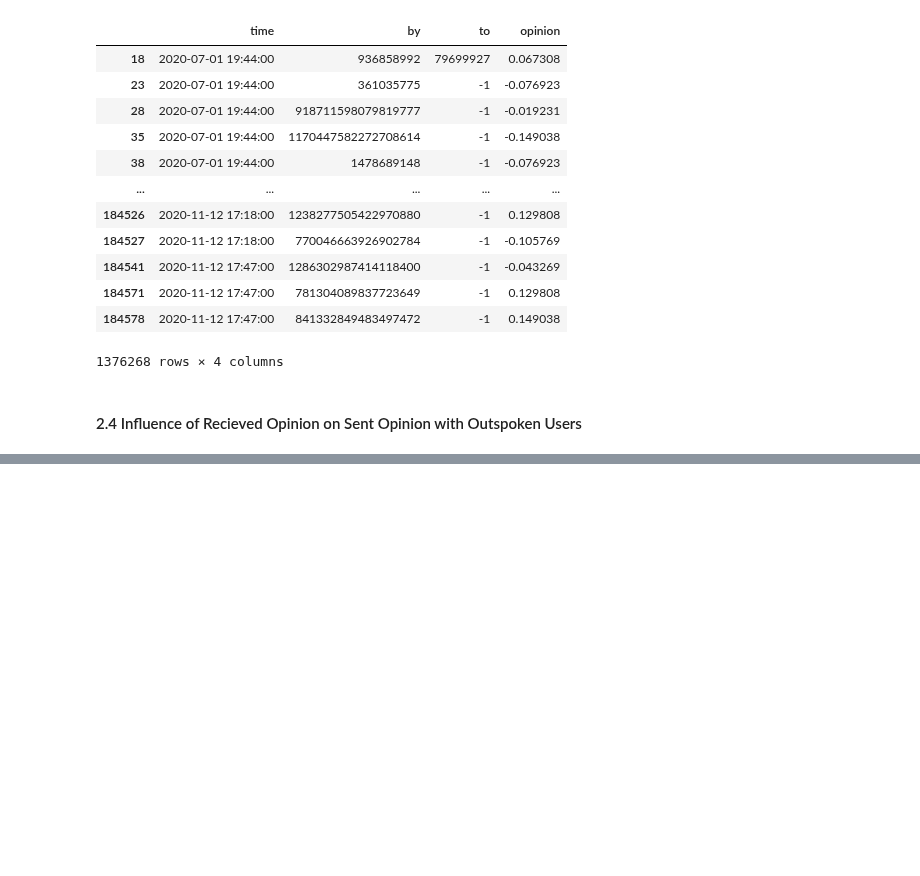
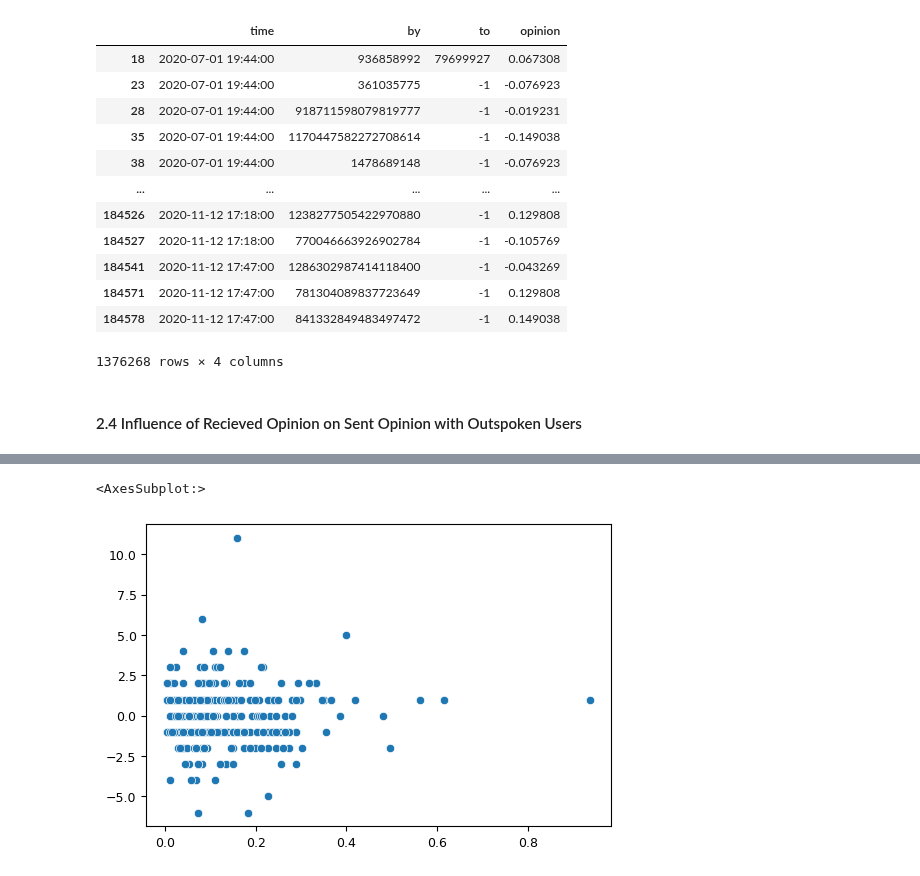
Before and after one commit to J0HNN7G/politic-polar-epsrc, a Jupyter notebook: twitter.ipynb, the cells around one changed output, grey strips where cells are left out. Saved outputs shown, nothing was run; the diff lists cells and outputs as text; code cells hidden in the pictures; blank space fills up the shorter version.

```diff
--- a/twitter.ipynb
+++ b/twitter.ipynb
@@ -500,0 +552,5 @@ sns.scatterplot(x=x, y=y)
+# %%
+sns.scatterplot(map(abs, initial), overall, )
+# %% [output]
+<AxesSubplot:>
+[figure, added]
```
Also changed, not shown: parts of 11 cells of this notebook, 1 other file.
